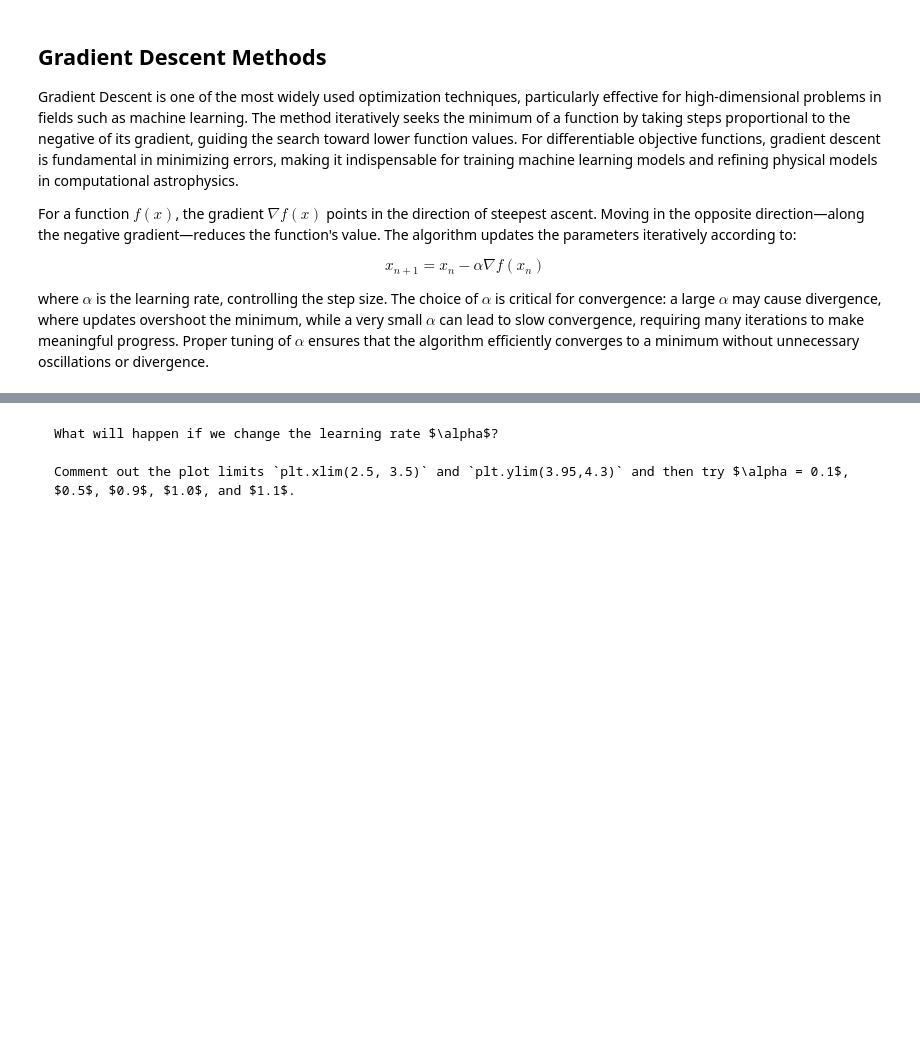
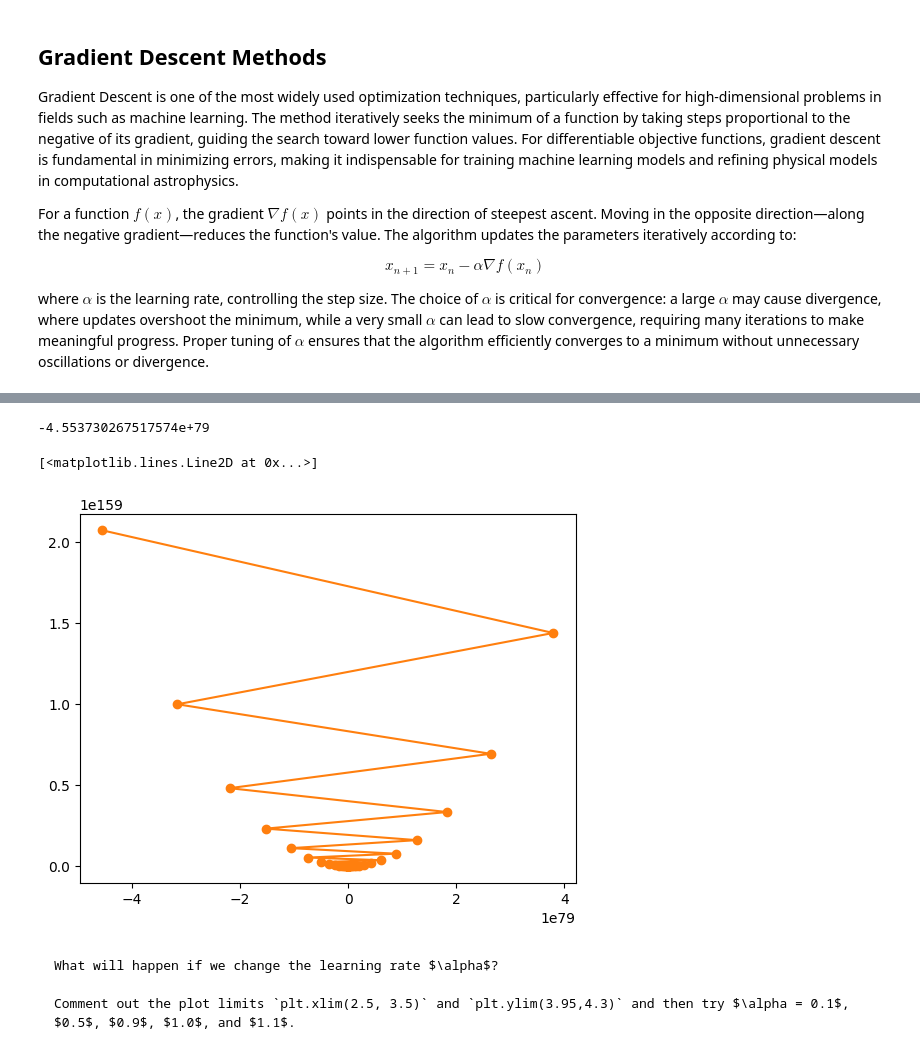
Before and after one commit to jaknepler/phys305, a Jupyter notebook: docs/10/notes.ipynb, the cells around one changed output, grey strips where cells are left out. Cells and saved outputs as stored; diff of their text form; code cells hidden in the pictures; blank space fills up the shorter version.

````diff
--- a/docs/10/notes.ipynb
+++ b/docs/10/notes.ipynb
@@ -50,18 +54,22 @@ def gd_hist(df, x, alpha, imax=1000):
 # %%
 import numpy as np
 from matplotlib import pyplot as plt
 
 X = np.linspace(0, 6, 6001)
 plt.plot(X, f(X))
 
-alpha = 0.1
+alpha = 1.1
 
 X = np.array(gd_hist(df, x0, alpha))
 print(X[-1])
 
 plt.plot(X, f(X), '-o')
-plt.xlim(2.5, 3.5)
-plt.ylim(3.95,4.3)
+#plt.xlim(2.5, 3.5)
+#plt.ylim(3.95,4.3)
+# %% [output]
+-4.553730267517574e+79
+[<matplotlib.lines.Line2D at 0x...>]
+[figure, added]
 # %% [markdown]
 ```{exercise}
 What will happen if we change the learning rate $\alpha$?
````
Also changed, not shown: parts of 11 cells of this notebook, 3 other files.
